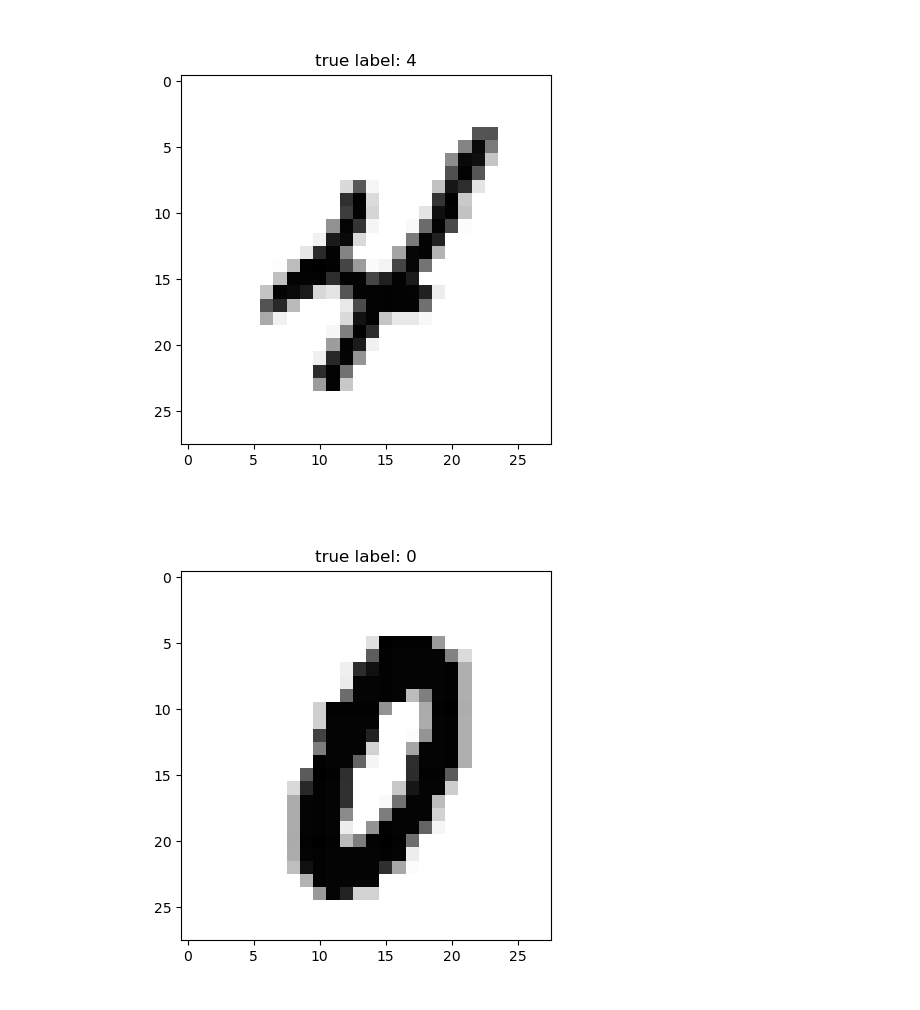
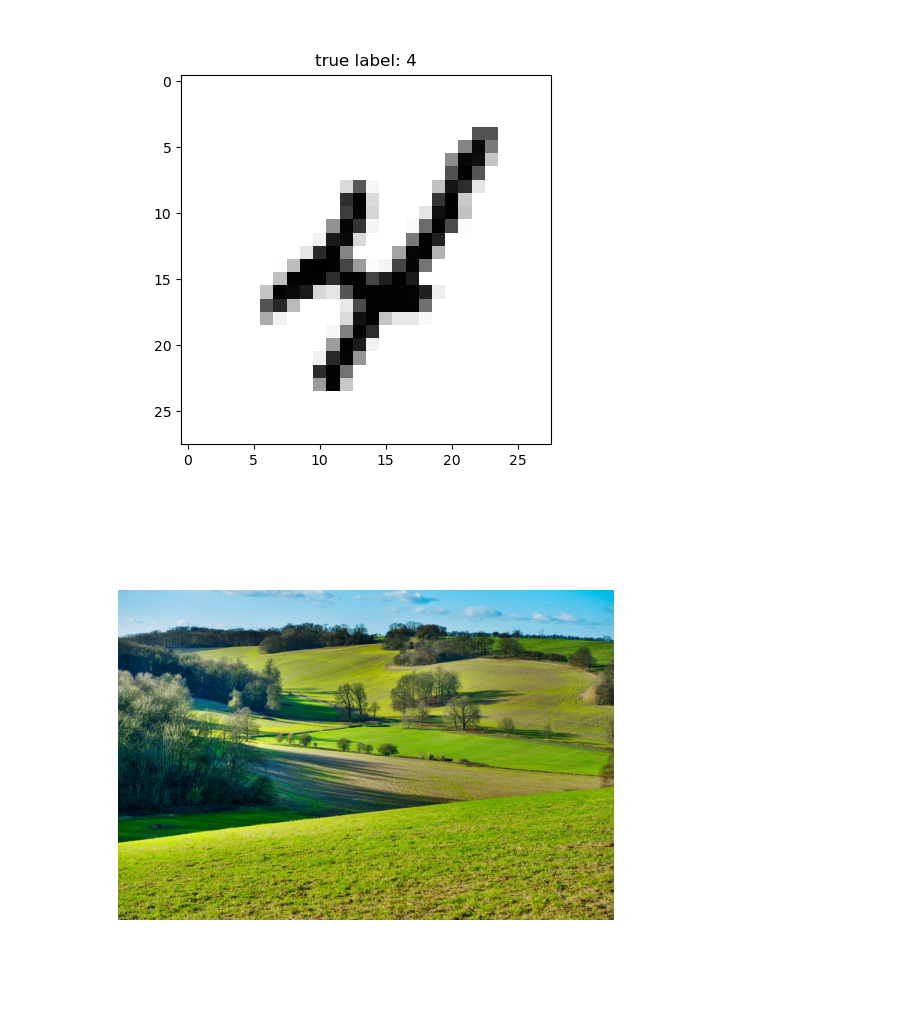
Before and after one commit to Gtortoretto/Quantum-Computing, a Jupyter notebook: QML/Gabriel/QnKK_1/main.ipynb, the cells around one changed output. Cells and saved outputs as stored; diff of their text form; code cells hidden in the pictures.

```diff
--- a/QML/Gabriel/QnKK_1/main.ipynb
+++ b/QML/Gabriel/QnKK_1/main.ipynb
@@ -27,7 +48,15 @@ def plot_digit(X, y, idx):
 plot_digit(X, y, 2001)
 # %% [output]
 [figure]
-# %%
-plot_digit(X, y, 2)
-# %% [output]
-[figure, removed]
+# %%
+image = io.imread('QML/Gabriel/QnKK_1/imagens/Figure 6.jpeg')
+
+def plot_image(image):
+    plt.figure()
+    plt.imshow(image)
+    plt.axis('off')
+    plt.show()
+
+plot_image(image)
+# %% [output]
+[figure, added]
```
Also changed, not shown: parts of 13 cells of this notebook, 14 other files.
